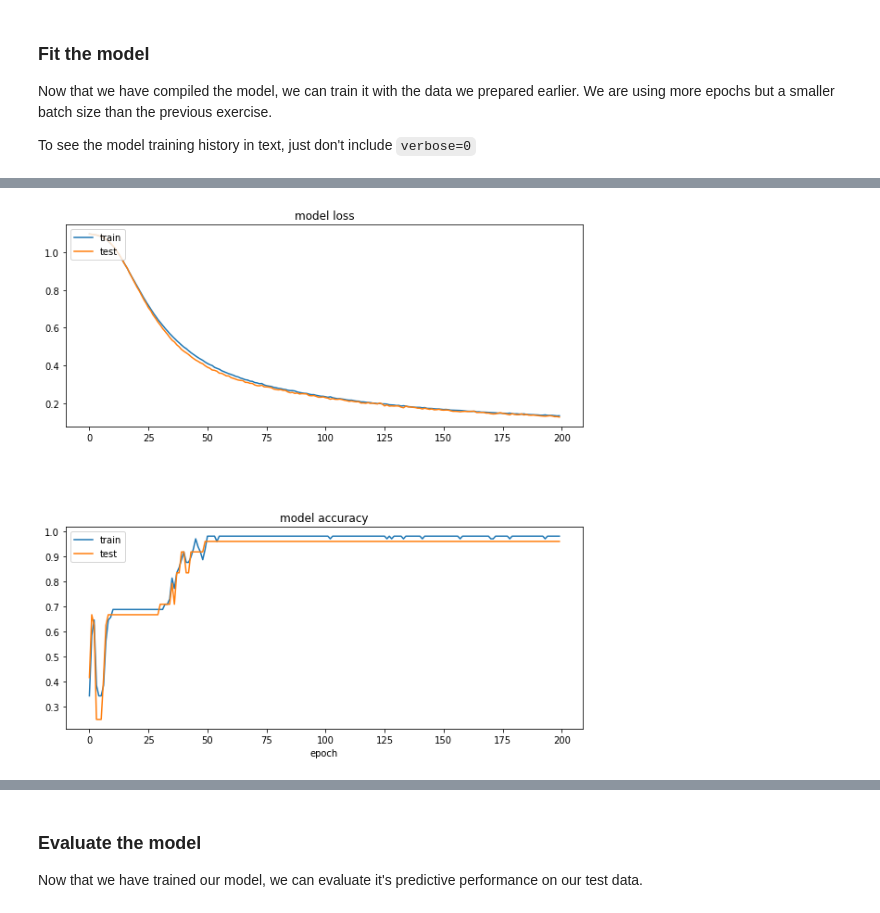
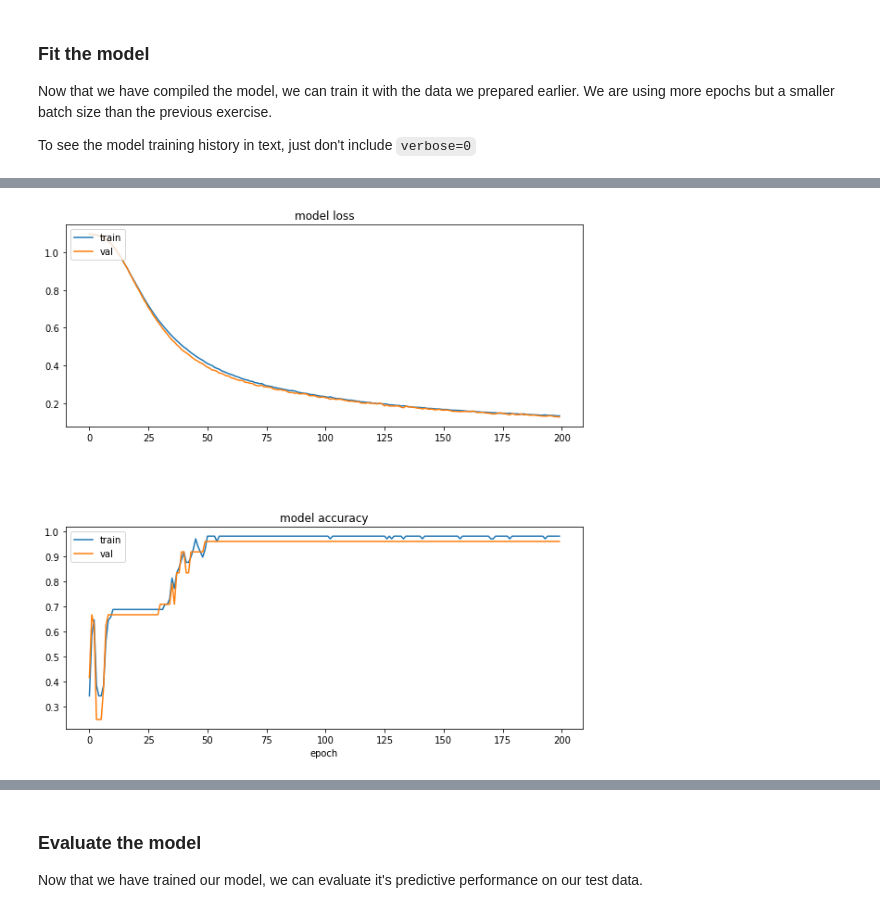
Before and after one commit to UoA-eResearch/deep-learning-tutorial-2019, a Jupyter notebook: Exercise 2 - multi-class iris.ipynb, the cells around one changed output, grey strips where cells are left out. Drawn from its saved outputs; the diff is of its cells as text; code cells hidden in the pictures.

```diff
--- a/Exercise 2 - multi-class iris.ipynb
+++ b/Exercise 2 - multi-class iris.ipynb
@@ -123,8 +141,8 @@ The first layer is a fully connected `Dense` layer. We use four neurons in the h
 The last layer has 3 neurons, one for each class.
 # %%
 model = Sequential()
-model.add(Dense(4, input_dim=4, activation='relu', kernel_initializer='normal'))
-model.add(Dense(3, activation='sigmoid', kernel_initializer='normal'))
+model.add(Dense(4, input_dim=4, activation='relu'))
+model.add(Dense(3, activation='sigmoid'))
 # %% [markdown]
 ### Compile the model
 We then compile the model. The loss function is set to `categorical_crossentropy` (different from the loss function used in the binary classification exercise) because we are performing multi-class classification.
@@ -158,23 +182,23 @@ Epoch 200/200
 # %%
 def plot_acc_loss(history):
     f, (ax1, ax2) = plt.subplots(2,1, figsize=(10,10))
 
     # Summarize history of accuracy
     ax1.plot(history.history['loss'])
     ax1.plot(history.history['val_loss'])
     ax1.set_title('model loss')
-    ax1.legend(['train', 'test'], loc='upper left')
+    ax1.legend(['train', 'val'], loc='upper left')
 
     # Summarize history of accuracy
     ax2.plot(history.history['acc'])
     ax2.plot(history.history['val_acc'])
     ax2.set_title('model accuracy')
     ax2.set_xlabel('epoch')
-    ax2.legend(['train', 'test'], loc='upper left')
+    ax2.legend(['train', 'val'], loc='upper left')
 
     plt.subplots_adjust(hspace=0.5)
     plt.show()
 
 plot_acc_loss(history)
 # %% [output]
-[figure, old version]
+[figure, new version]
```
Also changed, not shown: parts of 7 cells of this notebook.
